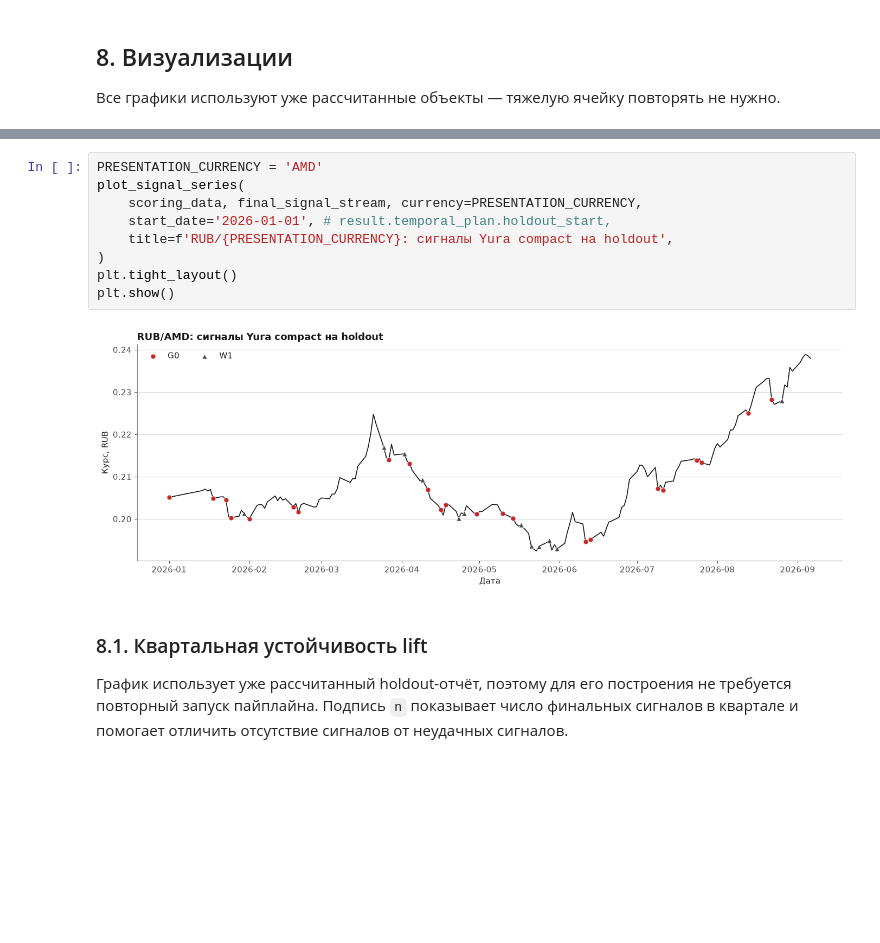
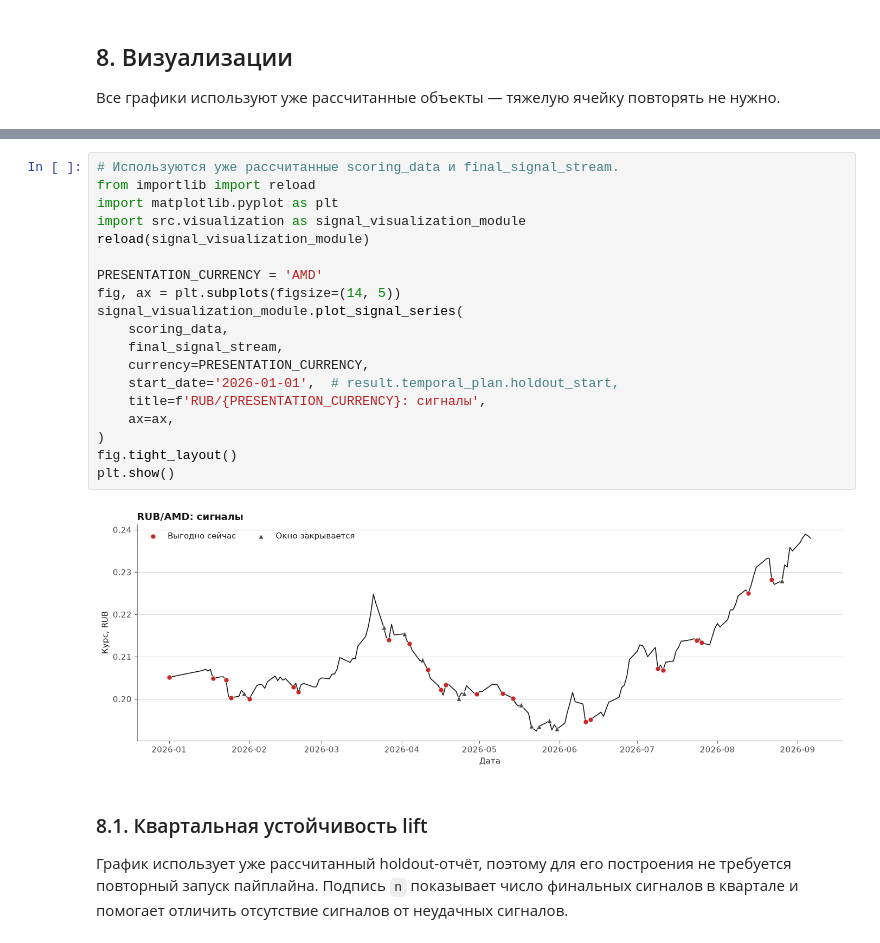
Before and after one commit to YYukh/AI_Product_Hack_trigger_model, a Jupyter notebook: research/yura/notebooks/yura_pipeline.ipynb, the cells around one changed output, grey strips where cells are left out. Saved outputs shown, nothing was run; the diff lists cells and outputs as text; blank space fills up the shorter version.

```diff
--- a/research/yura/notebooks/yura_pipeline.ipynb
+++ b/research/yura/notebooks/yura_pipeline.ipynb
@@ -350,16 +354,26 @@ plt.show()
 [figure]
 [figure]
 # %%
+# Используются уже рассчитанные scoring_data и final_signal_stream.
+from importlib import reload
+import matplotlib.pyplot as plt
+import src.visualization as signal_visualization_module
+reload(signal_visualization_module)
+
 PRESENTATION_CURRENCY = 'AMD'
-plot_signal_series(
-    scoring_data, final_signal_stream, currency=PRESENTATION_CURRENCY,
-    start_date='2026-01-01', # result.temporal_plan.holdout_start,
-    title=f'RUB/{PRESENTATION_CURRENCY}: сигналы Yura compact на holdout',
+fig, ax = plt.subplots(figsize=(14, 5))
+signal_visualization_module.plot_signal_series(
+    scoring_data,
+    final_signal_stream,
+    currency=PRESENTATION_CURRENCY,
+    start_date='2026-01-01',  # result.temporal_plan.holdout_start,
+    title=f'RUB/{PRESENTATION_CURRENCY}: сигналы',
+    ax=ax,
 )
-plt.tight_layout()
+fig.tight_layout()
 plt.show()
 # %% [output]
-[figure, old version]
+[figure, new version]
 # %% [markdown]
 ### 8.1. Квартальная устойчивость lift
 
```
Also changed, not shown: parts of 7 cells of this notebook, 9 other files.
